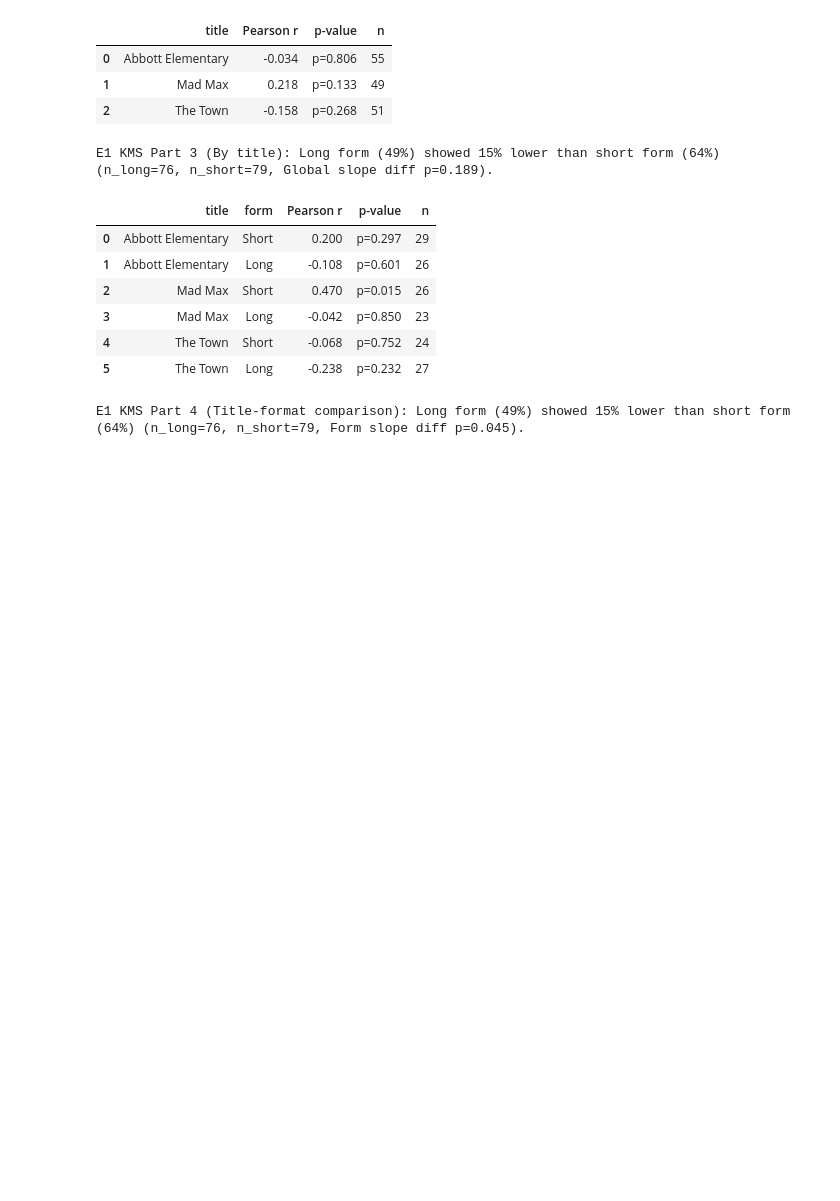
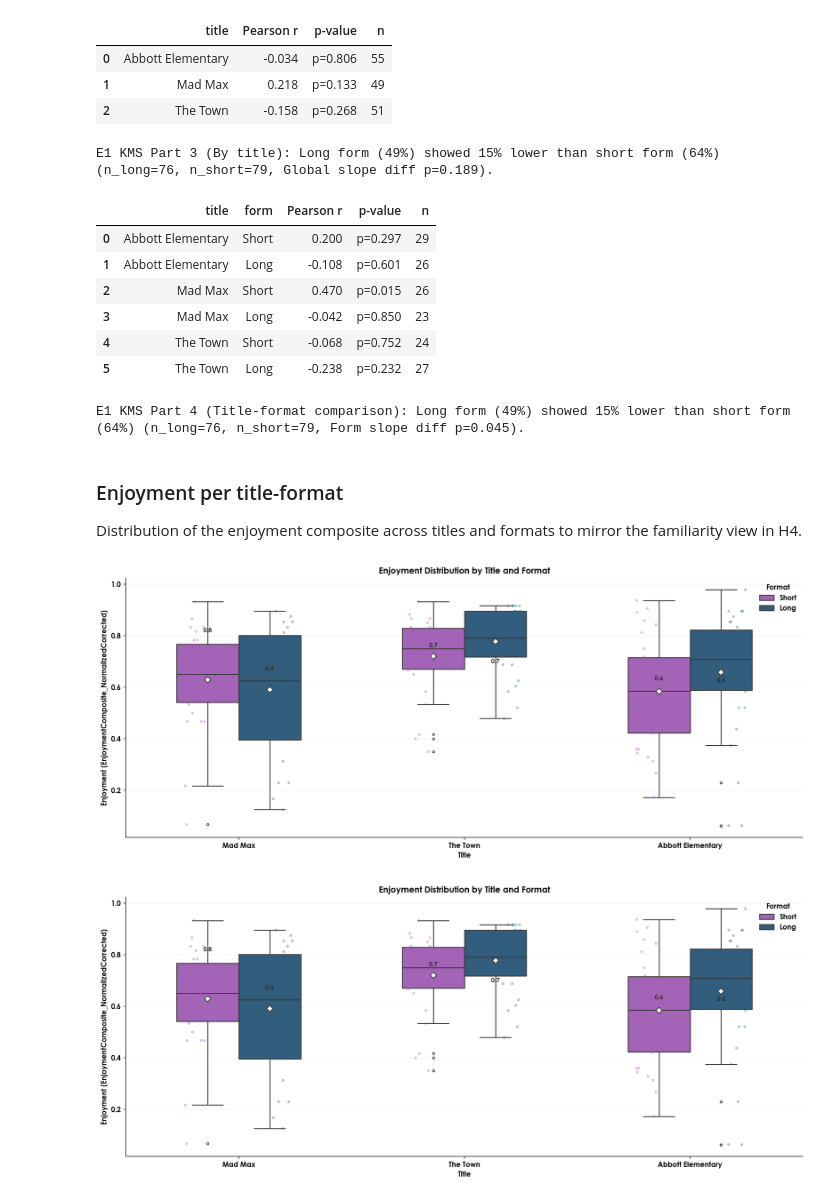
Before and after one commit to NeuralSenseCode/544_WBD_CXCU, a Jupyter notebook: analysis/analysis_self-report.ipynb, the cells around one changed output. Drawn from its saved outputs; the diff is of its cells as text; code cells hidden in the pictures; blank space fills up the shorter version.

```diff
--- a/analysis/analysis_self-report.ipynb
+++ b/analysis/analysis_self-report.ipynb
@@ -6510,3 +6052,68 @@ E1 KMS Part 3 (By title): Long form (49%) showed 15% lower than short form (64%)
 | 4 | The Town | Short | -0.068 | p=0.752 | 24 |
 | 5 | The Town | Long | -0.238 | p=0.232 | 27 |
 E1 KMS Part 4 (Title-format comparison): Long form (49%) showed 15% lower than short form (64%) (n_long=76, n_short=79, Form slope diff p=0.045).
+# %% [markdown]
+### Enjoyment per title-format
+Distribution of the enjoyment composite across titles and formats to mirror the familiarity view in H4.
+# %%
+if "enjoyment_metric_kms" not in globals():
+    raise RuntimeError("Run the E1 KMS preparation cell before plotting enjoyment distributions.")
+
+enjoyment_plot_df = (
+    enjoyment_metric_kms[[id_column, "form", "title", "enjoyment_norm"]]
+    .dropna(subset=["enjoyment_norm"])
+    .loc[lambda df: df["title"].isin(TARGET_TITLES)]
+    .copy()
+ )
+if enjoyment_plot_df.empty:
+    raise ValueError("No enjoyment records available for the target titles.")
+
+enjoyment_plot_df["title"] = pd.Categorical(
+    enjoyment_plot_df["title"],
+    categories=TARGET_TITLES,
+    ordered=True,
+ )
+
+palette = (
+    format_palette_kms if "format_palette_kms" in globals() else {"Short": "#1f77b4", "Long": "#ff7f0e"}
+ )
+
+fig, ax = plt.subplots(figsize=(14, 6), dpi=150)
+sns.boxplot(
+    data=enjoyment_plot_df,
+    x="title",
+    y="enjoyment_norm",
+    hue="form",
+    palette=palette,
+    ax=ax,
+    width=0.55,
+    fliersize=3,
+    linewidth=1.2,
+ )
+sns.stripplot(
+    data=enjoyment_plot_df,
+    x="title",
+    y="enjoyment_norm",
+    hue="form",
+    dodge=True,
+    palette=palette,
+    ax=ax,
+    alpha=0.35,
+    size=4,
+    legend=False,
+ )
+
+ax.set_xlabel("Title")
+ax.set_ylabel(f"Enjoyment ({ENJOYMENT_METRIC})")
+ax.set_title("Enjoyment Distribution by Title and Format")
+ax.grid(axis="y", alpha=0.2)
+sns.despine(ax=ax)
+
+handles, labels = ax.get_legend_handles_labels()
+ax.legend(handles[:2], labels[:2], title="Format", loc="upper right", frameon=False)
+
+plt.tight_layout()
+fig
+# %% [output]
+[figure, added]
+[figure, added]
```
Also changed, not shown: parts of 12 cells of this notebook, 36 other files.
